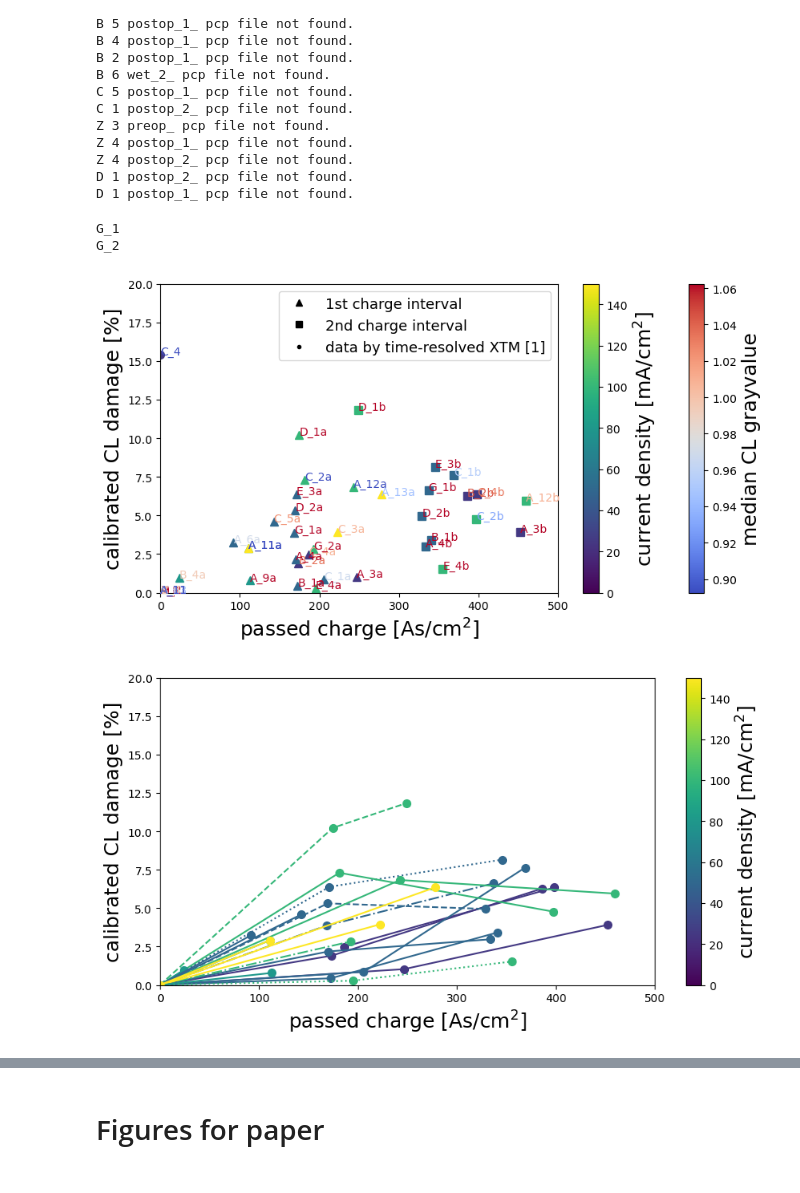
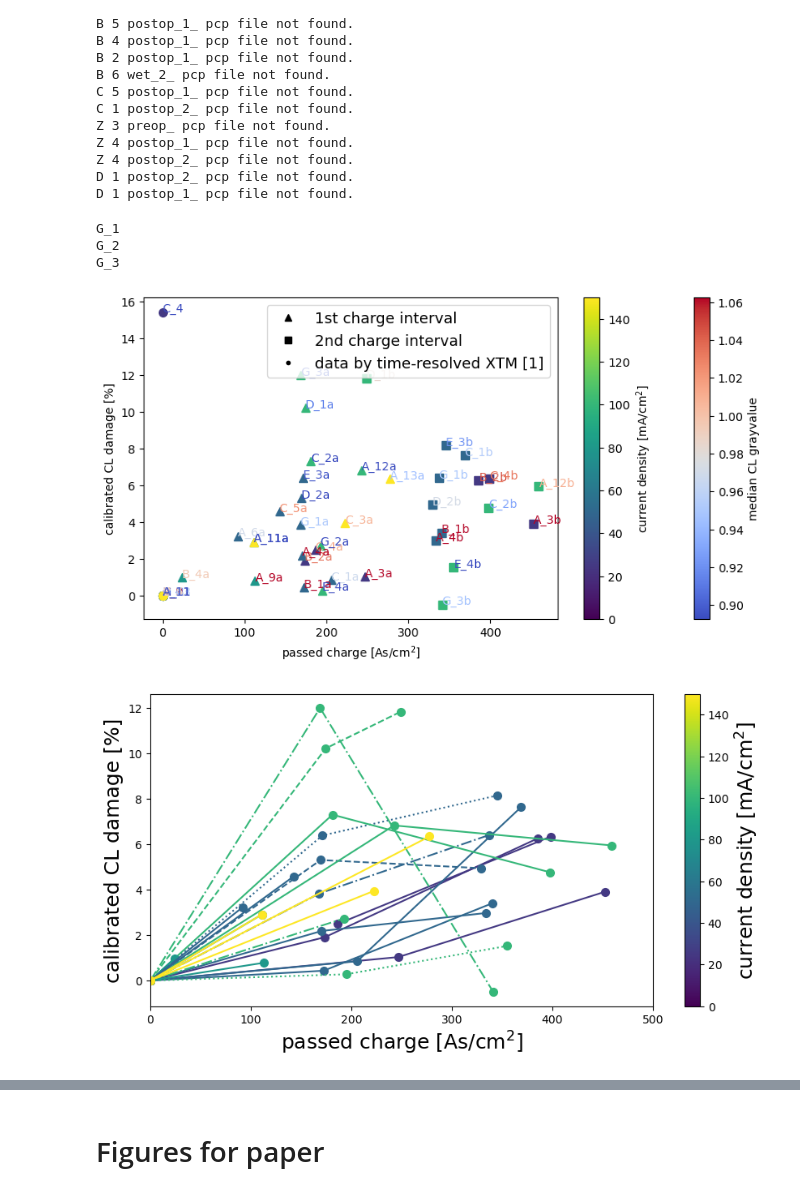
Before and after one commit to Pescatore23/coely_postmortem, a Jupyter notebook: CL_damage.ipynb, the cells around one changed output, grey strips where cells are left out. Drawn from its saved outputs; the diff is of its cells as text; code cells hidden in the pictures.

```diff
--- a/CL_damage.ipynb
+++ b/CL_damage.ipynb
@@ -54,6 +54,14 @@ def get_series_sample(series):
     return paths
 
 image_paths = get_series_sample('A') + get_series_sample('B') + get_series_sample('C') + get_series_sample('Z')+ get_series_sample('D')+ get_series_sample('E')+ get_series_sample('G')
+# %%
+for impath in image_paths:
+    # print(impath)
+    ser = impath[0]
+    sample = impath[1]
+    if ser+'_'+sample == 'Z_7':
+        image_paths.remove(impath)
+        continue
 # %%
 ## put images into dict
 image_dict = {}
@@ -194,7 +201,7 @@ current_25 = ['A_3', 'B_2', 'C_4']
 current_50 = ['A_4', 'B_1', 'C_1', 'D_2', 'E_3', 'G_1']
 current_50_special = ['A_6', 'C_5']
 current_80_special = ['A_11', 'A_9', 'B_4']
-current_100 = ['A_12', 'C_2', 'D_1', 'E_4', 'G_2']
+current_100 = ['A_12', 'C_2', 'D_1', 'E_4', 'G_2', 'G_3']
 current_150 = ['C_3']#, 'Z_4'] # Z_4 pretty damaged during assembly
 current_high_special = ['A_13', 'A_11']
 # %%
@@ -618,8 +662,8 @@ fig.colorbar(plt.cm.ScalarMappable(norm=norm, cmap=cmap),
 # plt.ylim(0)
 m0 = 0.0155
 # linear(m0,5, label = 'initial charge-damage relation')
-plt.ylim(0,20)
-plt.xlim(0,500)
+# plt.ylim(0,20)
+# plt.xlim(0,500)
 plt.rc('legend', fontsize=13) #fontsize of the legend
 plt.legend()
 plt.rc('axes', labelsize=18) #fontsize of the x and y labels
@@ -627,7 +671,8 @@ plt.rc('axes', labelsize=18) #fontsize of the x and y labels
 # %% [output]
 G_1
 G_2
+G_3
-[figure, old version]
+[figure, new version]
 # %%
 norm = Normalize(vmin=0,vmax=150)
 d = 0.0075
@@ -669,32 +714,32 @@ for ab in current_80_special:
 i = 0
 for ab in current_50_special:
     # plot_damage_vs_charge(ab,50, norm, ax, norm2, cmap, cmap2)
     plot_damage_vs_charge_v2(ab,50, norm, ax, norm2, cmap, cmap2)
     i = i+1
 i = 0
 for ab in current_high_special:
     # plot_damage_vs_charge(ab,250,norm, ax, norm2, cmap, cmap2)
     plot_damage_vs_charge_v2(ab,250,norm, ax, norm2, cmap, cmap2)
     i = i+1
 # plt.legend()
 ax.set_xlabel('passed charge [As/cm$^2$]')
 # plt.ylabel('Q [As/cm2]')
 ax.set_ylabel('calibrated CL damage [%]')
 # fig.colorbar(plt.cm.ScalarMappable(norm=norm2, cmap=cmap2),
 #              ax=ax, label='median CL grayvalue')
 fig.colorbar(plt.cm.ScalarMappable(norm=norm, cmap=cmap),
              ax=ax, label='current density [mA/cm$^2$]')
 
 
 
 # plt.ylim(0)
 m0 = 0.0155
 # linear(m0,5, label = 'initial charge-damage relation')
-plt.ylim(0,20)
+# plt.ylim(0,20)
 plt.xlim(0,500)
 # plt.rc('legend', fontsize=13) #fontsize of the legend
 # plt.legend()
 plt.rc('axes', labelsize=18) #fontsize of the x and y labels
 # plt.savefig('/mpc/homes/fische_r/paper/07-coely-postmortem/sketch_images/charge_damage_with_tomcat.pdf', bbox_inches='tight')
 # %% [output]
-[figure, old version]
+[figure, new version]
```
Also changed, not shown: parts of 7 cells of this notebook, 5 other files.
